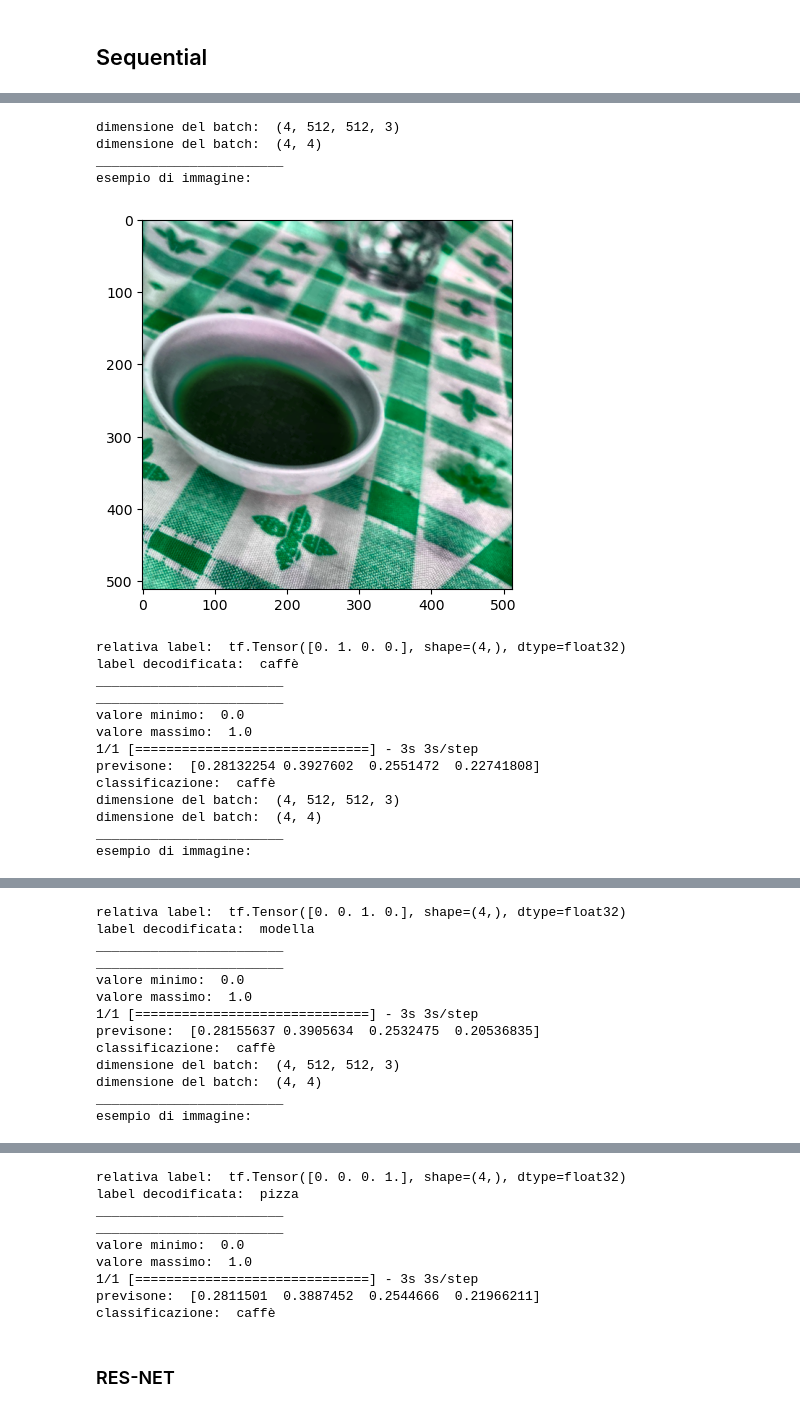
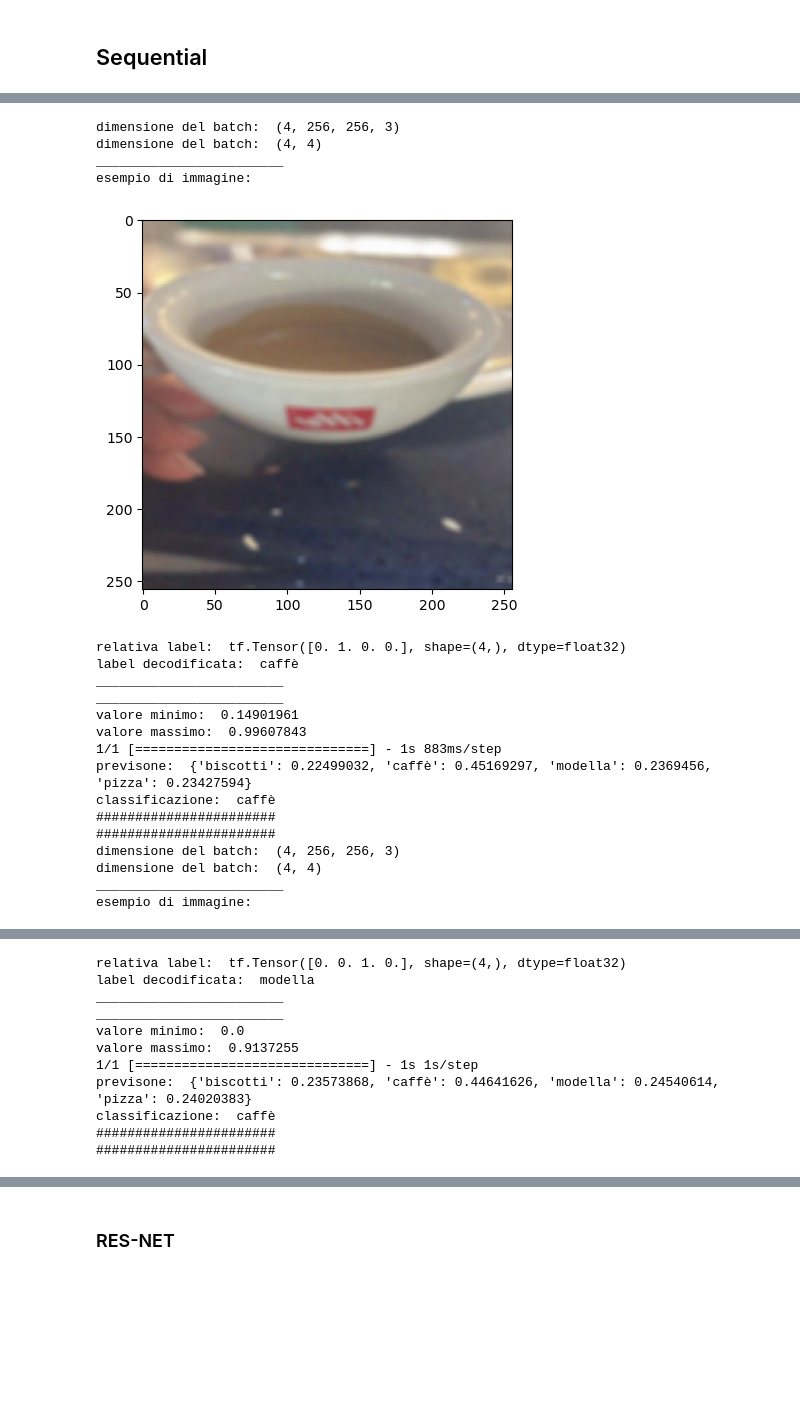
Before and after one commit to glag2/image_classification, a Jupyter notebook: classificazione.ipynb, the cells around one changed output, grey strips where cells are left out. Drawn from its saved outputs; the diff is of its cells as text; code cells hidden in the pictures; blank space fills up the shorter version.

```diff
--- a/classificazione.ipynb
+++ b/classificazione.ipynb
@@ -353,38 +360,45 @@ modello_convoluzionale.fit(x=trainset, epochs=1, validation_data=valset, initial
 # %%
 # test del modello
 for camera_batch, classi_batch in valset:
     print("dimensione del batch: ", camera_batch.shape)
     print("dimensione del batch: ", classi_batch.shape)
     print("________________________")
     print("esempio di immagine: ")
     plt.imshow(camera_batch[0])
     plt.show()
     print("relativa label: ", classi_batch[0])
     print("label decodificata: ", class_names[np.argmax(classi_batch[0])])
     print("________________________")
     print("________________________")
     print("valore minimo: ", np.min(camera_batch[0]))
     print("valore massimo: ", np.max(camera_batch[0]))
 
     previsone = modello_convoluzionale.predict(camera_batch)
-    print("previsone: ", previsone[0])
+    probabilità_per_classe = {}
+    for i, classe in enumerate(class_names):
+        probabilità_per_classe[classe] = previsone[0][i]
+    print("previsone: ", probabilità_per_classe)
     print("classificazione: ", class_names[np.argmax(previsone[0])])
+    print("#######################")
+    print("#######################")
 # %% [output]
-dimensione del batch:  (4, 512, 512, 3)
+dimensione del batch:  (4, 256, 256, 3)
 dimensione del batch:  (4, 4)
 ________________________
 esempio di immagine:
-[figure, old version]
+[figure, new version]
 relativa label:  tf.Tensor([0. 1. 0. 0.], shape=(4,), dtype=float32)
 label decodificata:  caffè
 ________________________
 ________________________
-valore minimo:  0.0
-valore massimo:  1.0
-1/1 [==============================] - 3s 3s/step
-previsone:  [0.28132254 0.3927602  0.2551472  0.22741808]
+valore minimo:  0.14901961
+valore massimo:  0.99607843
+1/1 [==============================] - 1s 883ms/step
+previsone:  {'biscotti': 0.22499032, 'caffè': 0.45169297, 'modella': 0.2369456, 'pizza': 0.23427594}
 classificazione:  caffè
-dimensione del batch:  (4, 512, 512, 3)
+#######################
+#######################
+dimensione del batch:  (4, 256, 256, 3)
 dimensione del batch:  (4, 4)
 ________________________
 esempio di immagine:
@@ -394,11 +408,9 @@ label decodificata:  modella
 ________________________
 ________________________
 valore minimo:  0.0
-valore massimo:  1.0
-1/1 [==============================] - 3s 3s/step
-previsone:  [0.28155637 0.3905634  0.2532475  0.20536835]
+valore massimo:  0.9137255
+1/1 [==============================] - 1s 1s/step
+previsone:  {'biscotti': 0.23573868, 'caffè': 0.44641626, 'modella': 0.24540614, 'pizza': 0.24020383}
 classificazione:  caffè
-dimensione del batch:  (4, 512, 512, 3)
-dimensione del batch:  (4, 4)
-________________________
-esempio di immagine:
+#######################
+#######################
@@ -406,12 +417,3 @@ esempio di immagine:
-relativa label:  tf.Tensor([0. 0. 0. 1.], shape=(4,), dtype=float32)
-label decodificata:  pizza
-________________________
-________________________
-valore minimo:  0.0
-valore massimo:  1.0
-1/1 [==============================] - 3s 3s/step
-previsone:  [0.2811501  0.3887452  0.2544666  0.21966211]
-classificazione:  caffè
 # %% [markdown]
 ### RES-NET
 # %%
```
Also changed, not shown: parts of 12 cells of this notebook.
